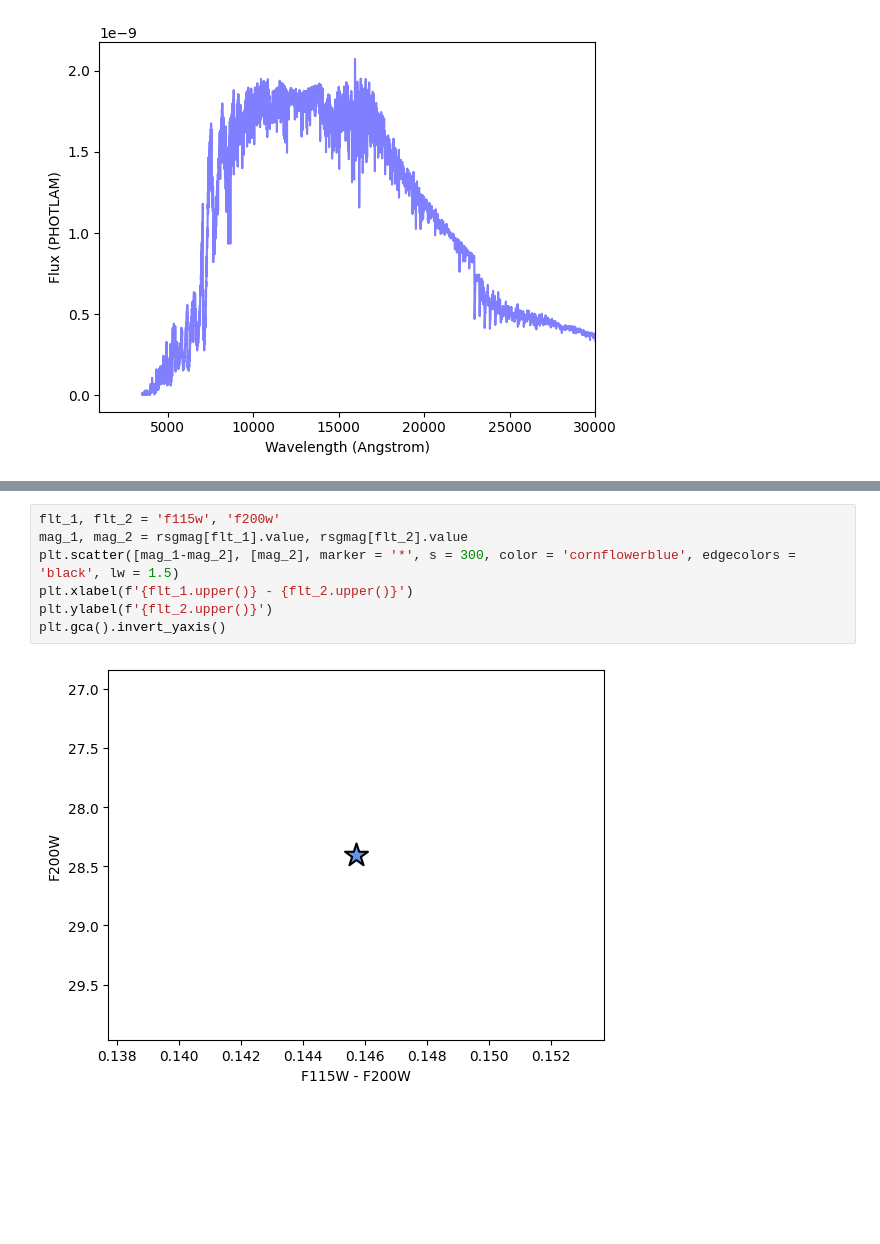
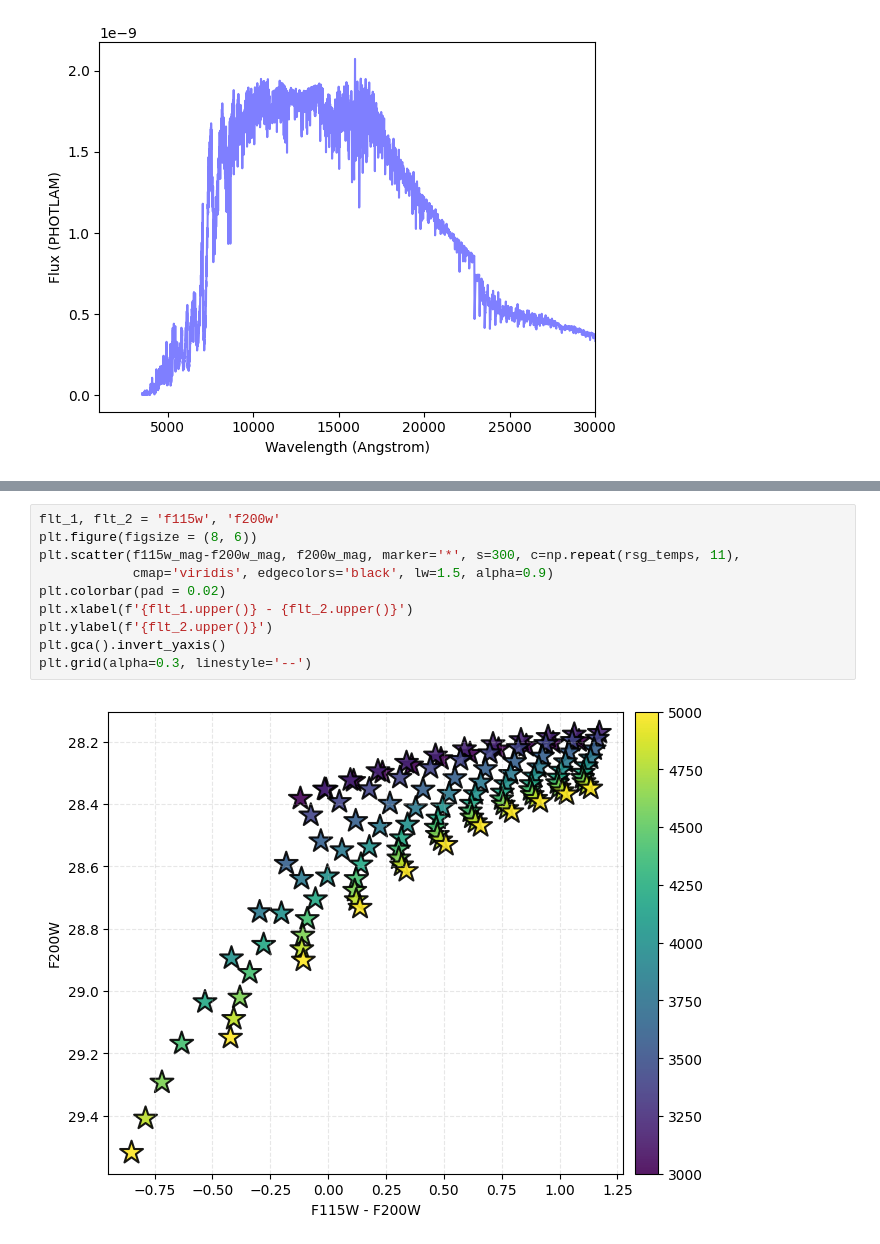
Before and after one commit to aswinsuresh24/rsg_phot, a Jupyter notebook: rsg_phot.ipynb, the cells around one changed output, grey strips where cells are left out. Cells and saved outputs as stored; diff of their text form; blank space fills up the shorter version.

```diff
--- a/rsg_phot.ipynb
+++ b/rsg_phot.ipynb
@@ -42,9 +62,12 @@ plt.gca().invert_yaxis()
-# %%
-flt_1, flt_2 = 'f115w', 'f200w'
-mag_1, mag_2 = rsgmag[flt_1].value, rsgmag[flt_2].value
-plt.scatter([mag_1-mag_2], [mag_2], marker = '*', s = 300, color = 'cornflowerblue', edgecolors = 'black', lw = 1.5)
-plt.xlabel(f'{flt_1.upper()} - {flt_2.upper()}')
-plt.ylabel(f'{flt_2.upper()}')
-plt.gca().invert_yaxis()
-# %% [output]
-[figure, removed]
+# %%
+flt_1, flt_2 = 'f115w', 'f200w'
+plt.figure(figsize = (8, 6))
+plt.scatter(f115w_mag-f200w_mag, f200w_mag, marker='*', s=300, c=np.repeat(rsg_temps, 11),
+            cmap='viridis', edgecolors='black', lw=1.5, alpha=0.9)
+plt.colorbar(pad = 0.02)
+plt.xlabel(f'{flt_1.upper()} - {flt_2.upper()}')
+plt.ylabel(f'{flt_2.upper()}')
+plt.gca().invert_yaxis()
+plt.grid(alpha=0.3, linestyle='--')
+# %% [output]
+[figure, added]
```
Also changed, not shown: parts of 3 cells of this notebook.
